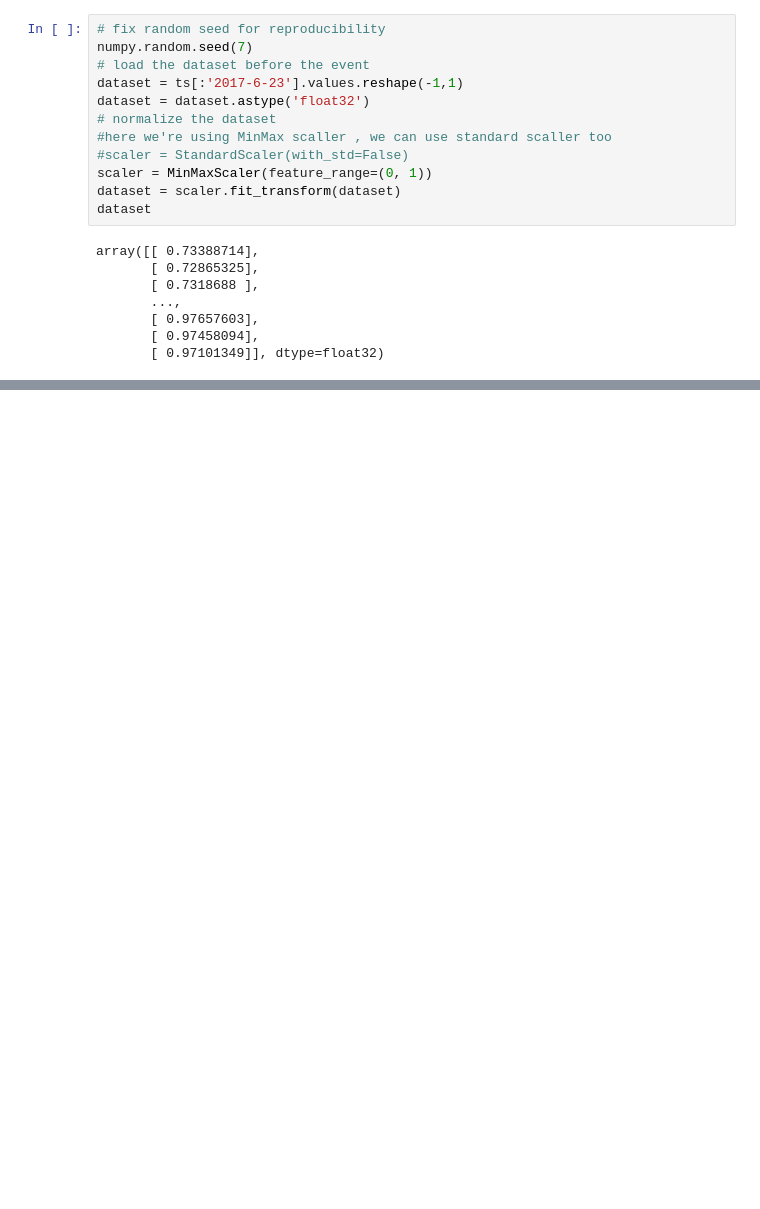
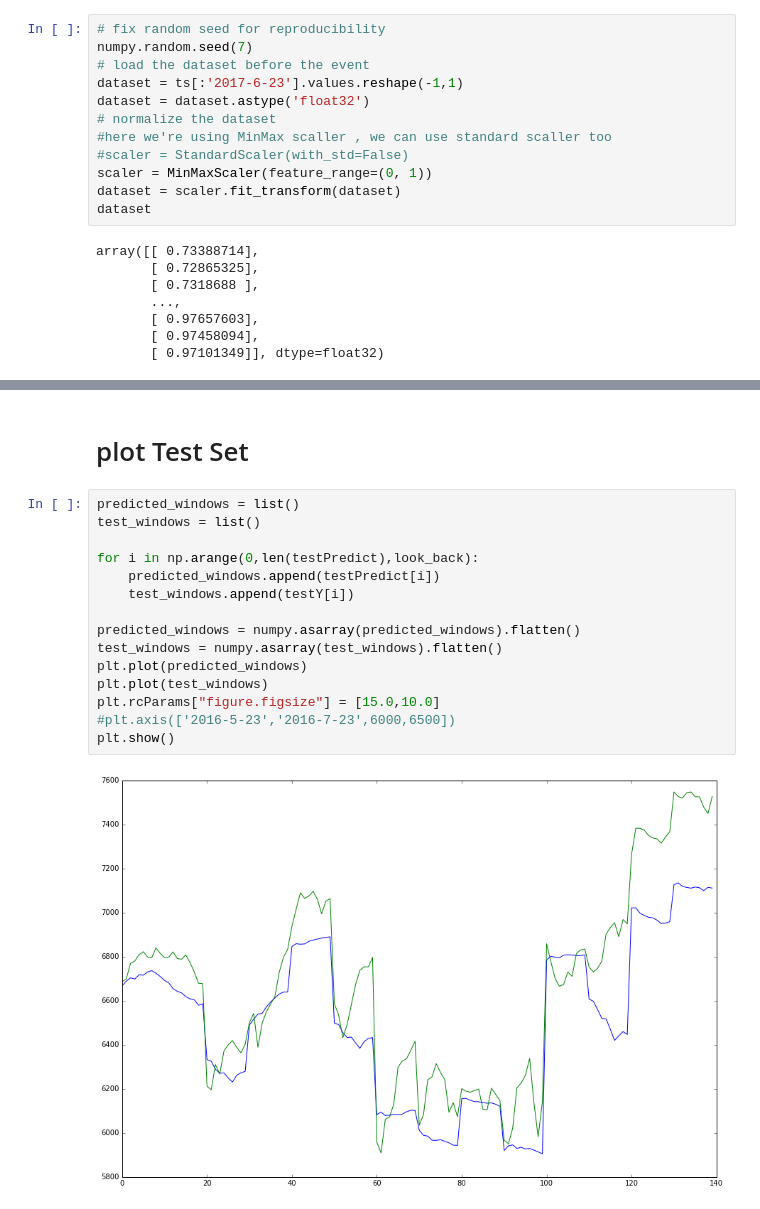
Before and after one commit to Ansari-Othmane/ScientificMethodology, a Jupyter notebook: Code/ScientificMethodologyProject-Github.ipynb, the cells around one changed output, grey strips where cells are left out. Cells and saved outputs as stored; diff of their text form; blank space fills up the shorter version.

```diff
--- a/Code/ScientificMethodologyProject-Github.ipynb
+++ b/Code/ScientificMethodologyProject-Github.ipynb
@@ -396,0 +433,19 @@ print(" Correlation between predicted values and real values for 1 month is : ",
+# %% [markdown]
+# plot Test Set
+# %%
+predicted_windows = list()
+test_windows = list()
+
+for i in np.arange(0,len(testPredict),look_back):
+    predicted_windows.append(testPredict[i])
+    test_windows.append(testY[i])
+
+predicted_windows = numpy.asarray(predicted_windows).flatten()
+test_windows = numpy.asarray(test_windows).flatten()
+plt.plot(predicted_windows)
+plt.plot(test_windows)
+plt.rcParams["figure.figsize"] = [15.0,10.0]
+#plt.axis(['2016-5-23','2016-7-23',6000,6500])
+plt.show()
+# %% [output]
+[figure, added]
```
Also changed, not shown: parts of 16 cells of this notebook.
